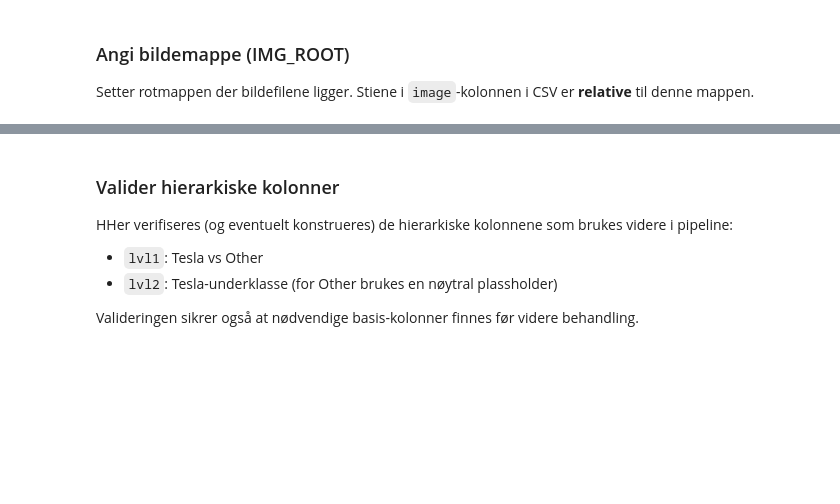
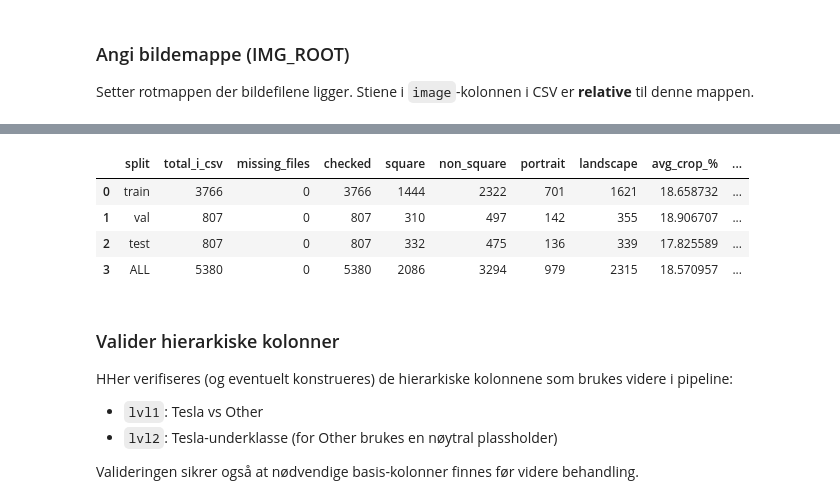
Before and after one commit to jkaste03/visual-vehicle-recognition-varying-lighting-conditions, a Jupyter notebook: notebooks/baseline_hierarchical_cnn.ipynb, the cells around one changed output, grey strips where cells are left out. Saved outputs shown, nothing was run; the diff lists cells and outputs as text; code cells hidden in the pictures; blank space fills up the shorter version.

```diff
--- a/notebooks/baseline_hierarchical_cnn.ipynb
+++ b/notebooks/baseline_hierarchical_cnn.ipynb
@@ -126,0 +160,80 @@ NameError: name 'PROJECT_ROOT' is not defined
+# %%
+from PIL import Image
+import os
+import numpy as np
+import pandas as pd
+
+def aspect_stats(df: pd.DataFrame, name: str) -> dict:
+    rel = df["image"].astype(str).tolist()
+    abs_paths = [str(IMG_ROOT / p) for p in rel]
+
+    exists = [p for p in abs_paths if os.path.exists(p)]
+    missing = len(abs_paths) - len(exists)
+
+    n = square = portrait = landscape = 0
+    crop_fracs = []
+
+    for p in exists:
+        try:
+            with Image.open(p) as im:
+                w, h = im.size
+        except Exception:
+            continue
+
+        n += 1
+        if h == w:
+            square += 1
+            crop_fracs.append(0.0)
+            continue
+
+        if h > w:
+            portrait += 1
+        else:
+            landscape += 1
+
+        r = max(h, w) / min(h, w)
+        crop_fracs.append((r - 1.0) / r)
+
+    if n == 0:
+        return {
+            "split": name,
+            "total_i_csv": len(abs_paths),
+            "missing_files": missing,
+            "checked": 0,
+            "square": 0,
+            "non_square": 0,
+            "portrait": 0,
+            "landscape": 0,
+            "avg_crop_%": np.nan,
+            "p50_crop_%": np.nan,
+            "p90_crop_%": np.nan,
+            "max_crop_%": np.nan,
+        }
+
+    cf = np.array(crop_fracs, dtype=float)
+    return {
+        "split": name,
+        "total_i_csv": len(abs_paths),
+        "missing_files": missing,
+        "checked": n,
+        "square": square,
+        "non_square": n - square,
+        "portrait": portrait,
+        "landscape": landscape,
+        "avg_crop_%": float(cf.mean() * 100.0),
+        "p50_crop_%": float(np.quantile(cf, 0.50) * 100.0),
+        "p90_crop_%": float(np.quantile(cf, 0.90) * 100.0),
+        "max_crop_%": float(cf.max() * 100.0),
+    }
+
+stats = [
+    aspect_stats(train_df, "train"),
+    aspect_stats(val_df, "val"),
+    aspect_stats(test_df, "test"),
+    aspect_stats(pd.concat([train_df, val_df, test_df], ignore_index=True), "ALL"),
+]
+
+stats_df = pd.DataFrame(stats)
+print(stats_df)
+stats_df
+# %% [output]
@@ -127,3 +251,8 @@ NameError: name 'PROJECT_ROOT' is not defined
+|  | split | total_i_csv | missing_files | checked | square | non_square | portrait | landscape | avg_crop_% | ... |
+| 0 | train | 3766 | 0 | 3766 | 1444 | 2322 | 701 | 1621 | 18.658732 | ... |
+| 1 | val | 807 | 0 | 807 | 310 | 497 | 142 | 355 | 18.906707 | ... |
+| 2 | test | 807 | 0 | 807 | 332 | 475 | 136 | 339 | 17.825589 | ... |
+| 3 | ALL | 5380 | 0 | 5380 | 2086 | 3294 | 979 | 2315 | 18.570957 | ... |
 # %% [markdown]
 ### Valider hierarkiske kolonner
 
```
Also changed, not shown: parts of 21 cells of this notebook, 9 other files.
